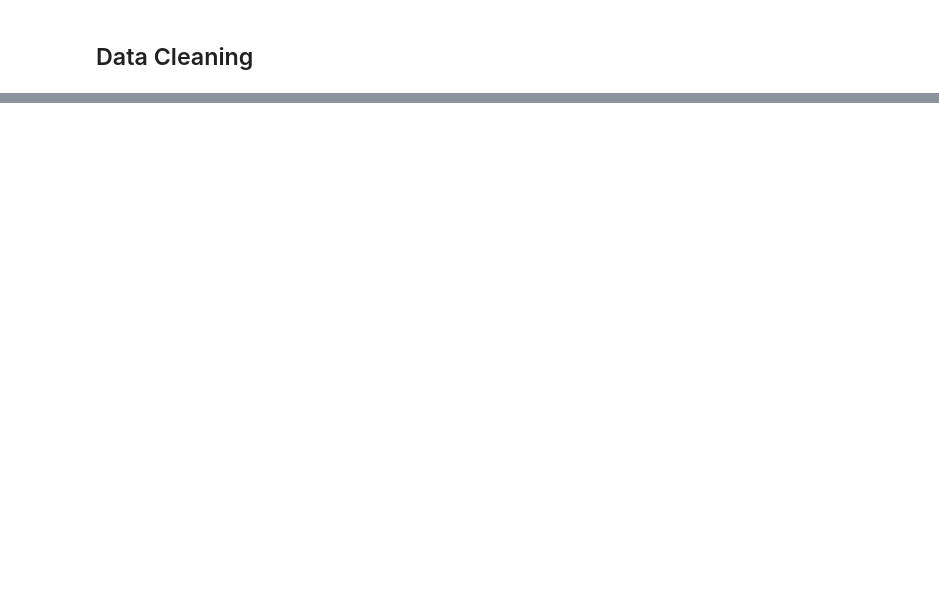
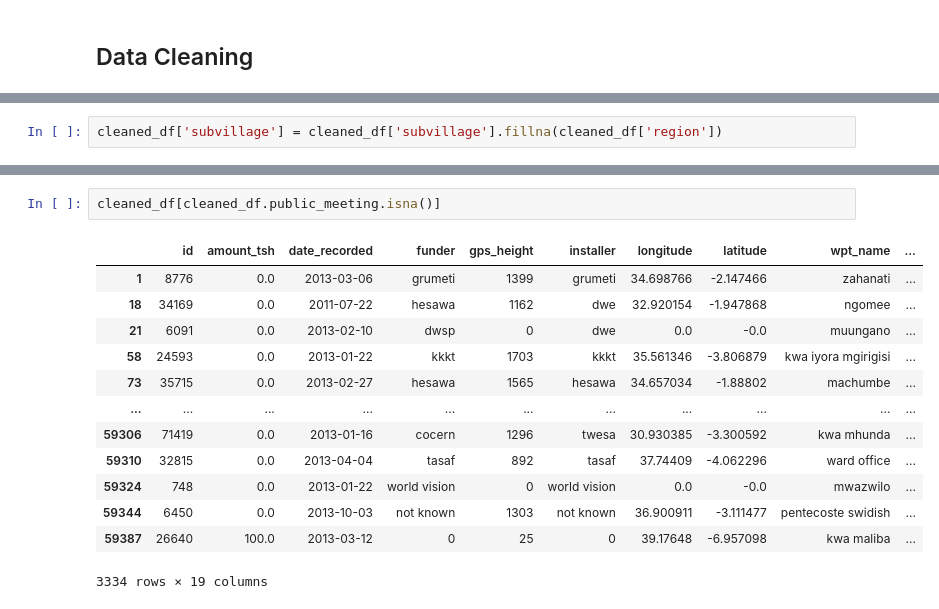
Before and after one commit to hardymunjal/MultiClass_Pump_Prediction, a Jupyter notebook: data_cleaning.ipynb, the cells around one changed output, grey strips where cells are left out. Saved outputs shown, nothing was run; the diff lists cells and outputs as text; blank space fills up the shorter version.

```diff
--- a/data_cleaning.ipynb
+++ b/data_cleaning.ipynb
@@ -57,0 +437,2 @@ Name: count, dtype: int64
+# %%
+cleaned_df['subvillage'] = cleaned_df['subvillage'].fillna(cleaned_df['region'])
@@ -57,0 +472,16 @@ Name: count, dtype: int64
+# %%
+cleaned_df[cleaned_df.public_meeting.isna()]
+# %% [output]
+|  | id | amount_tsh | date_recorded | funder | gps_height | installer | longitude | latitude | wpt_name | ... |
+| 1 | 8776 | 0.0 | 2013-03-06 | grumeti | 1399 | grumeti | 34.698766 | -2.147466 | zahanati | ... |
+| 18 | 34169 | 0.0 | 2011-07-22 | hesawa | 1162 | dwe | 32.920154 | -1.947868 | ngomee | ... |
+| 21 | 6091 | 0.0 | 2013-02-10 | dwsp | 0 | dwe | 0.0 | -0.0 | muungano | ... |
+| 58 | 24593 | 0.0 | 2013-01-22 | kkkt | 1703 | kkkt | 35.561346 | -3.806879 | kwa iyora mgirigisi | ... |
+| 73 | 35715 | 0.0 | 2013-02-27 | hesawa | 1565 | hesawa | 34.657034 | -1.88802 | machumbe | ... |
+| ... | ... | ... | ... | ... | ... | ... | ... | ... | ... | ... |
+| 59306 | 71419 | 0.0 | 2013-01-16 | cocern | 1296 | twesa | 30.930385 | -3.300592 | kwa mhunda | ... |
+| 59310 | 32815 | 0.0 | 2013-04-04 | tasaf | 892 | tasaf | 37.74409 | -4.062296 | ward office | ... |
+| 59324 | 748 | 0.0 | 2013-01-22 | world vision | 0 | world vision | 0.0 | -0.0 | mwazwilo | ... |
+| 59344 | 6450 | 0.0 | 2013-10-03 | not known | 1303 | not known | 36.900911 | -3.111477 | pentecoste swidish | ... |
+| 59387 | 26640 | 100.0 | 2013-03-12 | 0 | 25 | 0 | 39.17648 | -6.957098 | kwa maliba | ... |
+3334 rows × 19 columns
```
Also changed, not shown: parts of 101 cells of this notebook, 1 other file.
